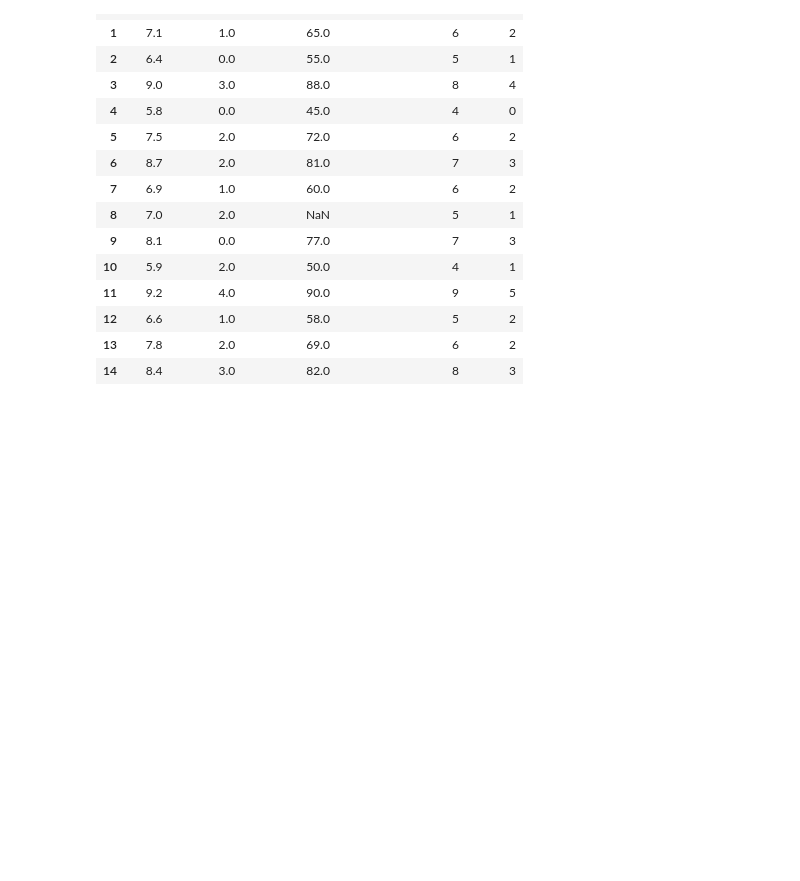
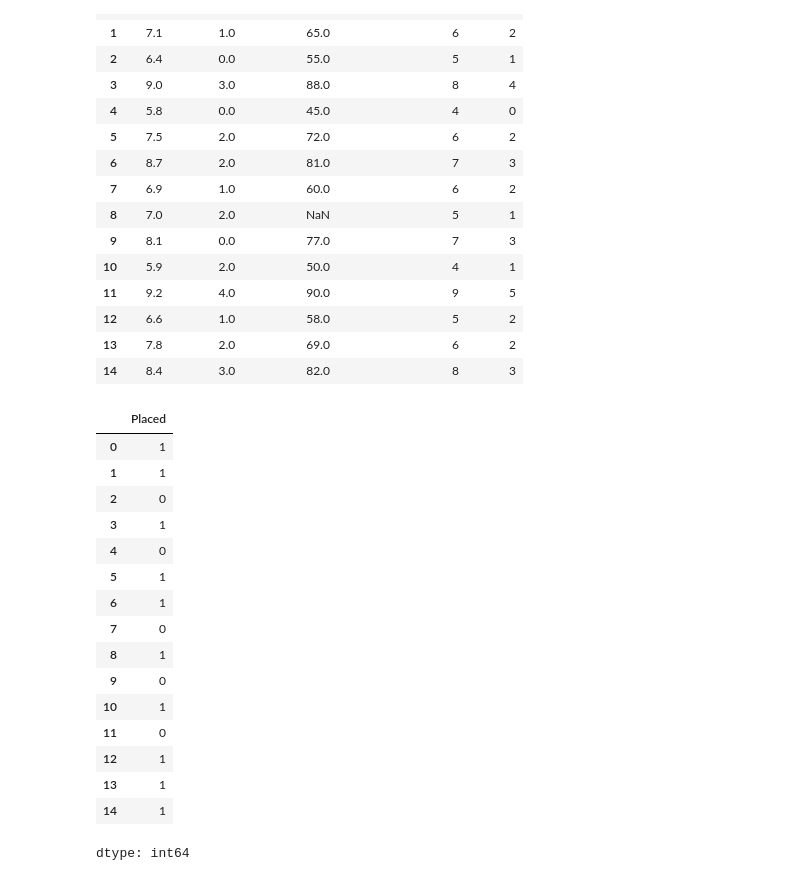
Before and after one commit to BhanuPrakash-Guniganti/python-for-ml, a Jupyter notebook: 8_04.ipynb, the cells around one changed output. Saved outputs shown, nothing was run; the diff lists cells and outputs as text; code cells hidden in the pictures; blank space fills up the shorter version.

```diff
--- a/8_04.ipynb
+++ b/8_04.ipynb
@@ -244,3 +245,23 @@ x
 | 12 | 6.6 | 1.0 | 58.0 | 5 | 2 |
 | 13 | 7.8 | 2.0 | 69.0 | 6 | 2 |
 | 14 | 8.4 | 3.0 | 82.0 | 8 | 3 |
+# %%
+y
+# %% [output]
+|  | Placed |
+| 0 | 1 |
+| 1 | 1 |
+| 2 | 0 |
+| 3 | 1 |
+| 4 | 0 |
+| 5 | 1 |
+| 6 | 1 |
+| 7 | 0 |
+| 8 | 1 |
+| 9 | 0 |
+| 10 | 1 |
+| 11 | 0 |
+| 12 | 1 |
+| 13 | 1 |
+| 14 | 1 |
+dtype: int64
```
Also changed, not shown: parts of 1 cell of this notebook.
